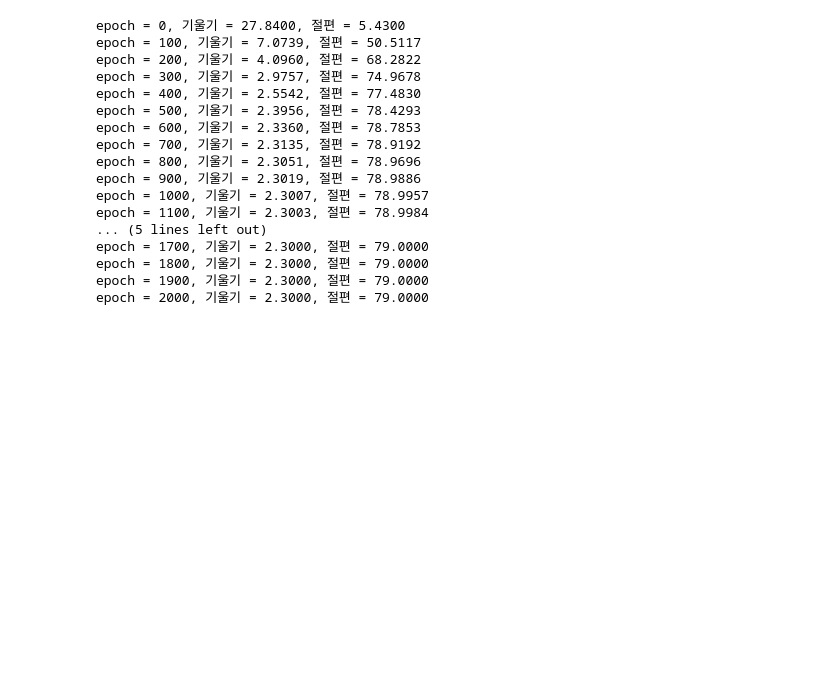
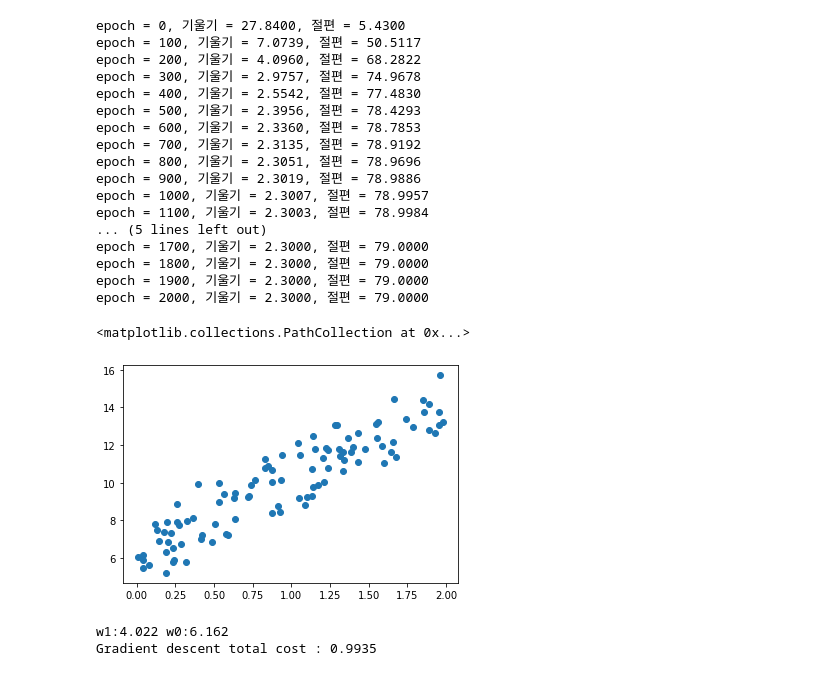
Before and after one commit to Banghyungjin/deep_learning, a Jupyter notebook: DeepLearning 101.ipynb, the cells around one changed output. Cells and saved outputs as stored; diff of their text form; code cells hidden in the pictures; blank space fills up the shorter version.

```diff
--- a/DeepLearning 101.ipynb
+++ b/DeepLearning 101.ipynb
@@ -223,3 +223,16 @@ epoch = 1700, 기울기 = 2.3000, 절편 = 79.0000
 epoch = 1800, 기울기 = 2.3000, 절편 = 79.0000
 epoch = 1900, 기울기 = 2.3000, 절편 = 79.0000
 epoch = 2000, 기울기 = 2.3000, 절편 = 79.0000
+# %%
+import numpy as np
+import matplotlib.pyplot as plt
+%matplotlib inline
+
+np.random.seed(0)
+X = 2 * np.random.rand(100, 1)
+y = 6 + 4 * X + np.random.randn(100, 1)
+
+plt.scatter(X, y)
+# %% [output]
+<matplotlib.collections.PathCollection at 0x...>
+[figure, added]
@@ -225,0 +271,8 @@ epoch = 2000, 기울기 = 2.3000, 절편 = 79.0000
+# %%
+w1, w0 = gradient_descent_steps(X, y, iters = 1000)
+print('w1:{0:.3f} w0:{1:.3f}'.format(w1[0,0], w0[0,0]))
+y_pred = w1[0,0] * X + w0
+print("Gradient descent total cost : {0:.4f}".format(get_cost(y, y_pred)))
+# %% [output]
+w1:4.022 w0:6.162
+Gradient descent total cost : 0.9935
```
Also changed, not shown: parts of 3 cells of this notebook.
